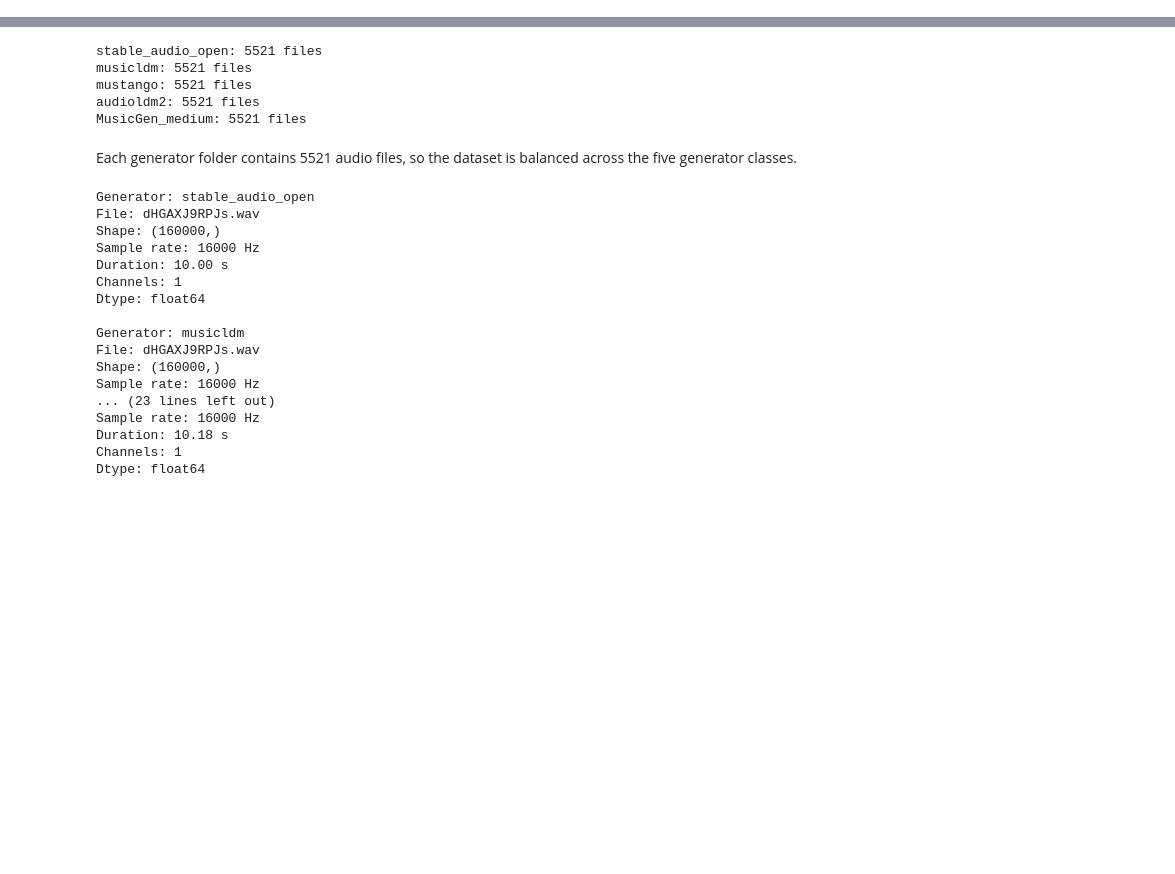
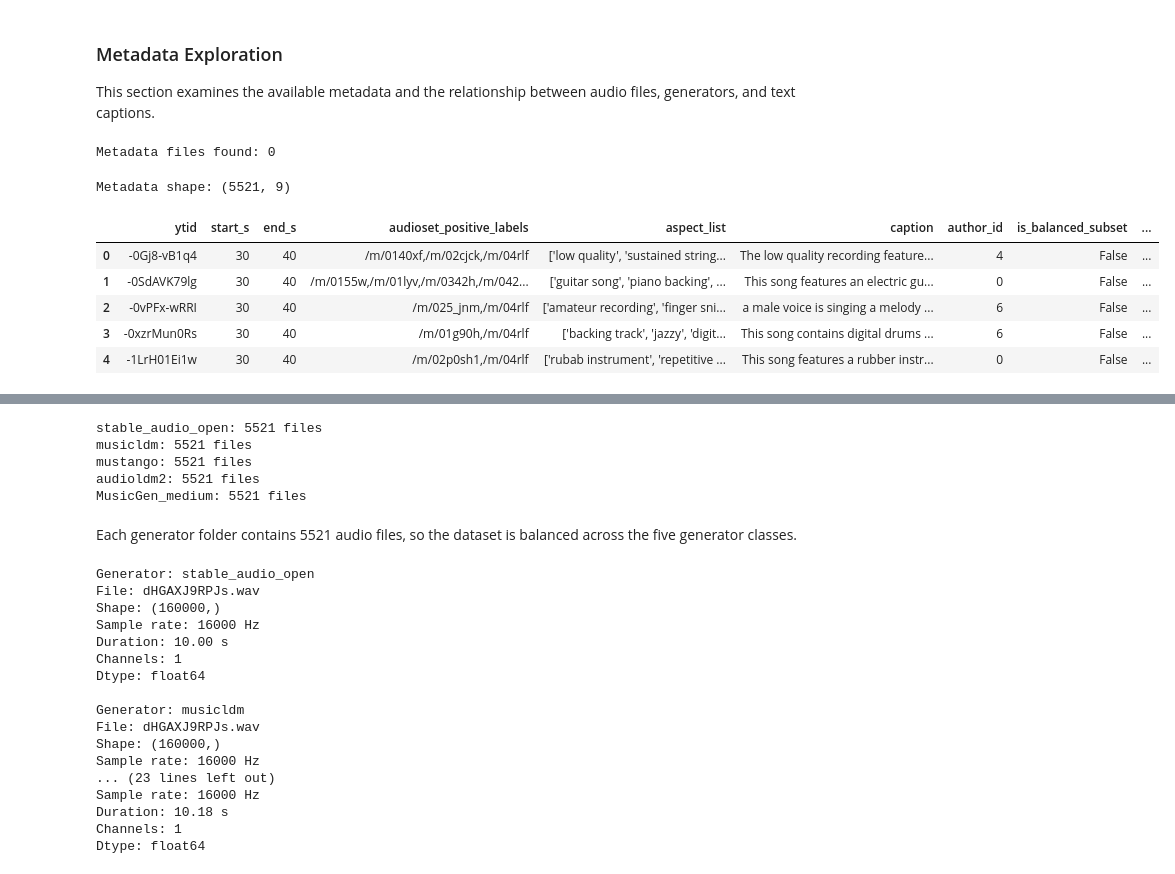
Before and after one commit to Olenadovb/AI-vs-Original-Music-Classification, a Jupyter notebook: notebooks/audio-technical-analysis.ipynb, the cells around one changed output, grey strips where cells are left out. Cells and saved outputs as stored; diff of their text form; code cells hidden in the pictures; blank space fills up the shorter version.

Commit message:
Add FakeMusicCaps data exploration + metadata observation

```diff
--- a/notebooks/audio-technical-analysis.ipynb
+++ b/notebooks/audio-technical-analysis.ipynb
@@ -0,0 +111,37 @@
+# %% [markdown]
+### Metadata Exploration
+
+This section examines the available metadata and the relationship between audio files, generators, and text captions.
+# %%
+metadata_files = sorted(path for path in DATA_DIR.rglob("*") if path.is_file()
+    and path.suffix.lower() in {".csv", ".json", ".jsonl", ".parquet"}
+    and "__MACOSX" not in path.parts
+)
+print("Metadata files found:", len(metadata_files))
+
+for path in metadata_files:
+    print(path.relative_to(DATA_DIR))
+# %% [output]
+Metadata files found: 0
+# %%
+METADATA_PATH = Path("../data/raw/musiccaps-public.csv")
+METADATA_PATH.parent.mkdir(parents=True, exist_ok=True)
+
+url = ("https://huggingface.co/datasets/google/MusicCaps/resolve/main/musiccaps-public.csv")
+
+if not METADATA_PATH.exists():
+    metadata_df = pd.read_csv(url)
+    metadata_df.to_csv(METADATA_PATH, index=False)
+else:
+    metadata_df = pd.read_csv(METADATA_PATH)
+
+print("Metadata shape:", metadata_df.shape)
+display(metadata_df.head())
+# %% [output]
+Metadata shape: (5521, 9)
+|  | ytid | start_s | end_s | audioset_positive_labels | aspect_list | caption | author_id | is_balanced_subset | ... |
+| 0 | -0Gj8-vB1q4 | 30 | 40 | /m/0140xf,/m/02cjck,/m/04rlf | ['low quality', 'sustained string... | The low quality recording feature... | 4 | False | ... |
+| 1 | -0SdAVK79lg | 30 | 40 | /m/0155w,/m/01lyv,/m/0342h,/m/042... | ['guitar song', 'piano backing', ... | This song features an electric gu... | 0 | False | ... |
+| 2 | -0vPFx-wRRI | 30 | 40 | /m/025_jnm,/m/04rlf | ['amateur recording', 'finger sni... | a male voice is singing a melody ... | 6 | False | ... |
+| 3 | -0xzrMun0Rs | 30 | 40 | /m/01g90h,/m/04rlf | ['backing track', 'jazzy', 'digit... | This song contains digital drums ... | 6 | False | ... |
+| 4 | -1LrH01Ei1w | 30 | 40 | /m/02p0sh1,/m/04rlf | ['rubab instrument', 'repetitive ... | This song features a rubber instr... | 0 | False | ... |
```
Also changed, not shown: parts of 15 cells of this notebook, 2 other files.
